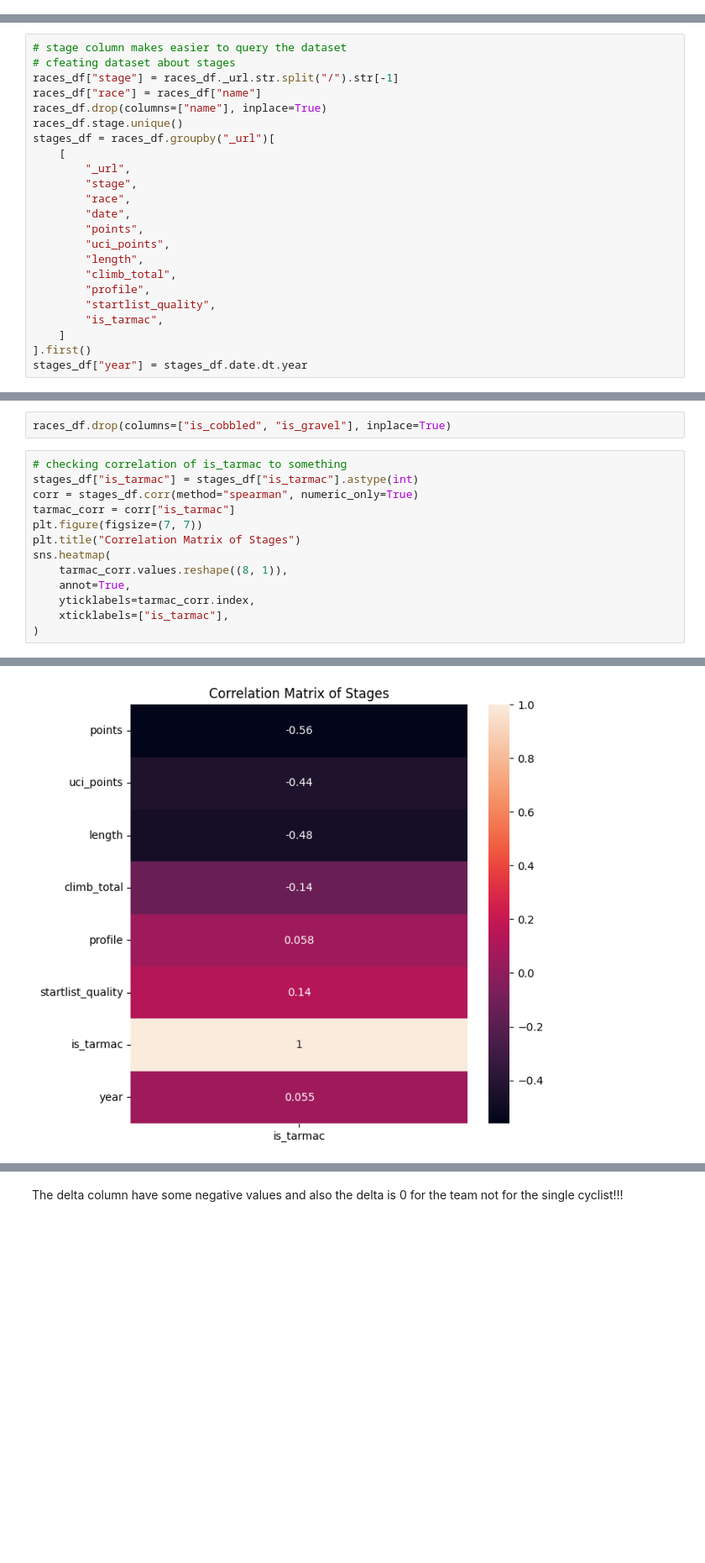
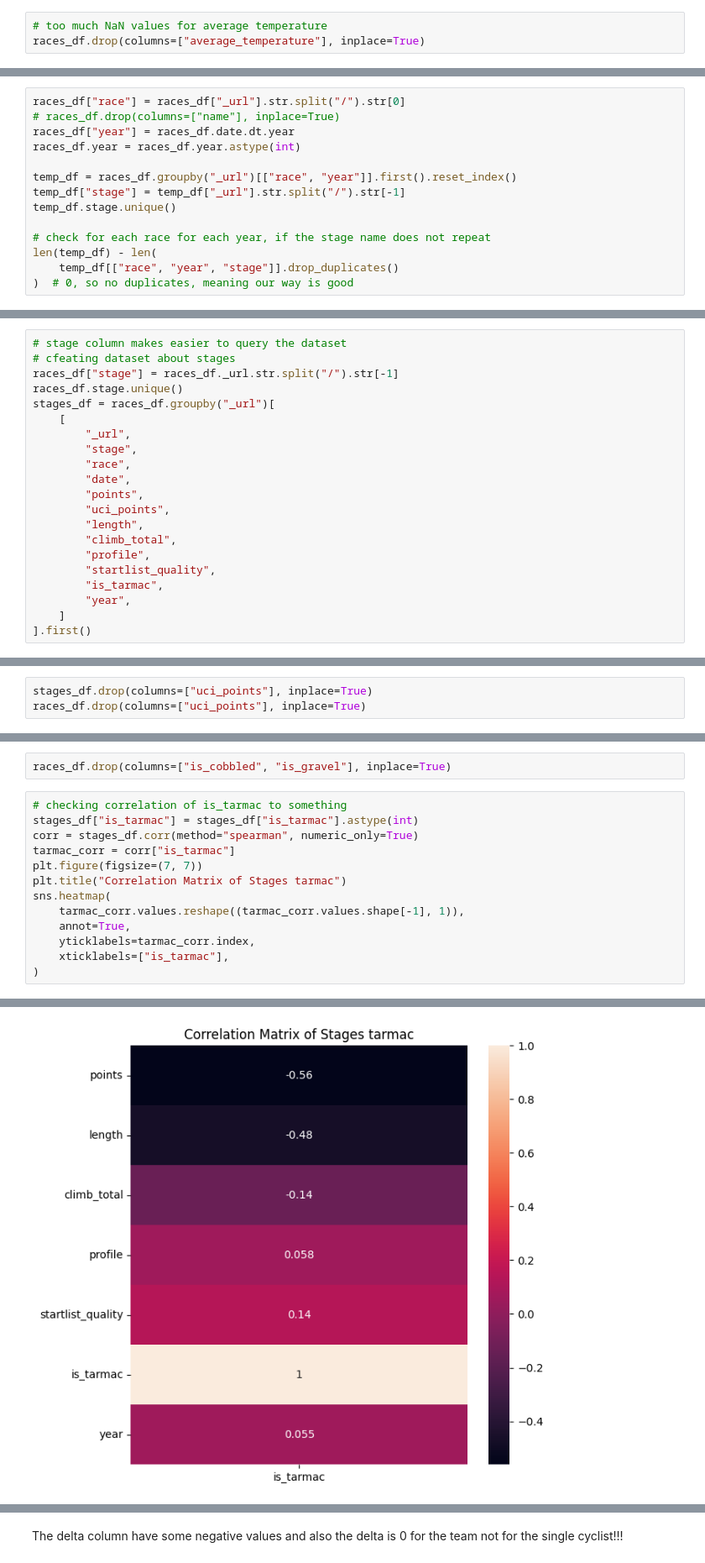
Before and after one commit to DiVitoTommaso/Cyclists-Races_Data-Mining, a Jupyter notebook: Data Mining.ipynb, the cells around one changed output, grey strips where cells are left out. Shown at 84% size. Saved outputs shown, nothing was run; the diff lists cells and outputs as text; blank space fills up the shorter version.

```diff
--- a/Data Mining.ipynb
+++ b/Data Mining.ipynb
@@ -241,3 +262,6 @@ None
 # %%
 # removing date time as its not needed
 races_df.date = races_df.date.dt.normalize()
+# %%
+# too much NaN values for average temperature
+races_df.drop(columns=["average_temperature"], inplace=True)
@@ -243,0 +306,14 @@ races_df.date = races_df.date.dt.normalize()
+# %%
+races_df["race"] = races_df["_url"].str.split("/").str[0]
+# races_df.drop(columns=["name"], inplace=True)
+races_df["year"] = races_df.date.dt.year
+races_df.year = races_df.year.astype(int)
+
+temp_df = races_df.groupby("_url")[["race", "year"]].first().reset_index()
+temp_df["stage"] = temp_df["_url"].str.split("/").str[-1]
+temp_df.stage.unique()
+
+# check for each race for each year, if the stage name does not repeat
+len(temp_df) - len(
+    temp_df[["race", "year", "stage"]].drop_duplicates()
+)  # 0, so no duplicates, meaning our way is good
@@ -278,8 +369,6 @@ Need to see distribution of points. to do that creating columns for easy of acce
 # stage column makes easier to query the dataset
 # cfeating dataset about stages
 races_df["stage"] = races_df._url.str.split("/").str[-1]
-races_df["race"] = races_df["name"]
-races_df.drop(columns=["name"], inplace=True)
 races_df.stage.unique()
 stages_df = races_df.groupby("_url")[
     [
@@ -294,6 +383,6 @@ stages_df = races_df.groupby("_url")[
         "profile",
         "startlist_quality",
         "is_tarmac",
+        "year",
     ]
 ].first()
-stages_df["year"] = stages_df.date.dt.year
@@ -312 +423,4 @@ sns.pairplot(stages_df[["points", "length", "climb_total", "startlist_quality"]]
+# %%
+stages_df.drop(columns=["uci_points"], inplace=True)
+races_df.drop(columns=["uci_points"], inplace=True)
 # %% [markdown]
@@ -332,9 +445,9 @@ stages_df["is_tarmac"] = stages_df["is_tarmac"].astype(int)
 corr = stages_df.corr(method="spearman", numeric_only=True)
 tarmac_corr = corr["is_tarmac"]
 plt.figure(figsize=(7, 7))
-plt.title("Correlation Matrix of Stages")
+plt.title("Correlation Matrix of Stages tarmac")
 sns.heatmap(
-    tarmac_corr.values.reshape((8, 1)),
+    tarmac_corr.values.reshape((tarmac_corr.values.shape[-1], 1)),
     annot=True,
     yticklabels=tarmac_corr.index,
     xticklabels=["is_tarmac"],
@@ -344,4 +457,4 @@ sns.heatmap(
-[figure, old version]
+[figure, new version]
 # %%
 # showing boxplot of points and length for the two values of is_tarmac
 plt.figure(figsize=(15, 10))
```
Also changed, not shown: parts of 71 cells of this notebook, 3 other files.
